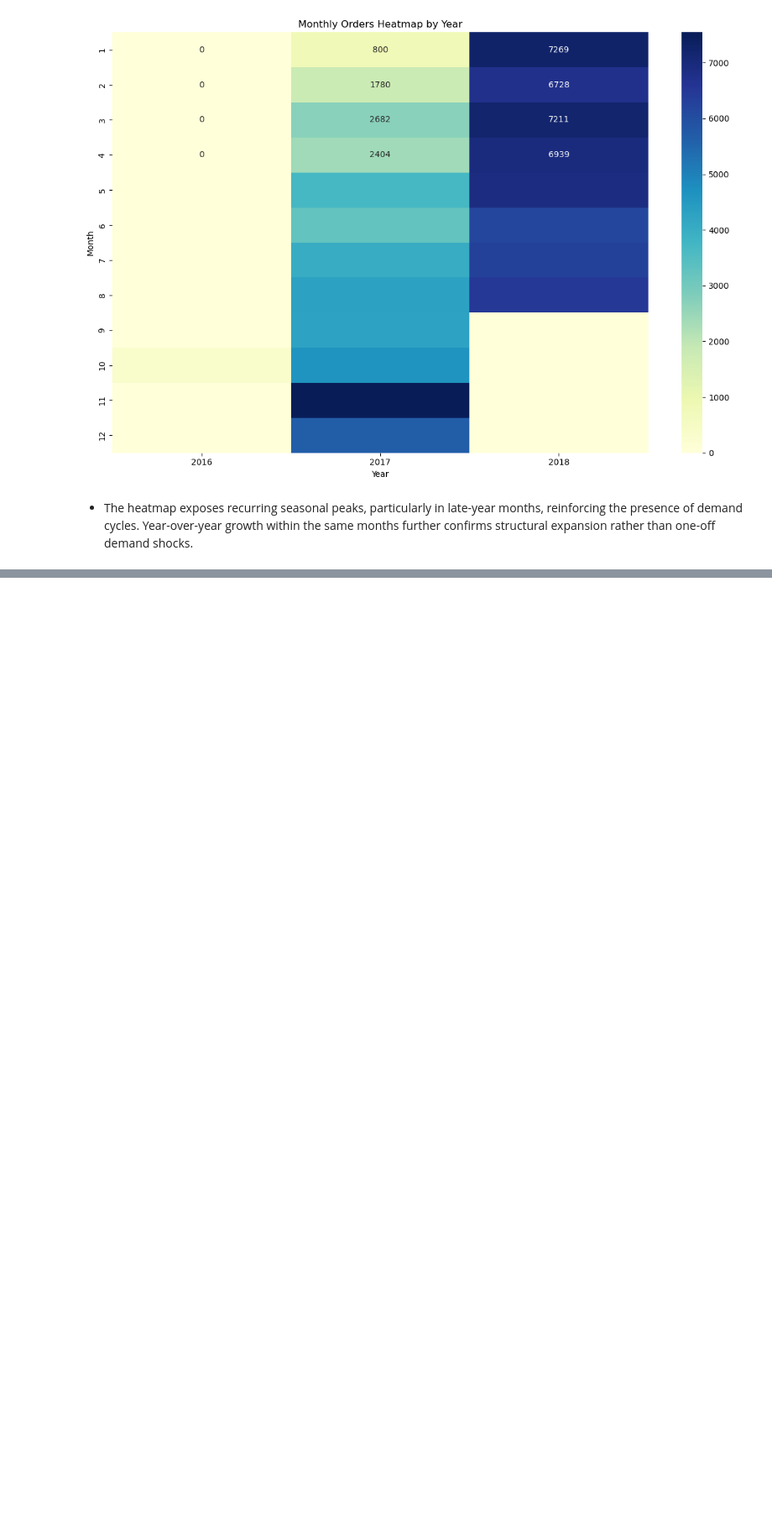
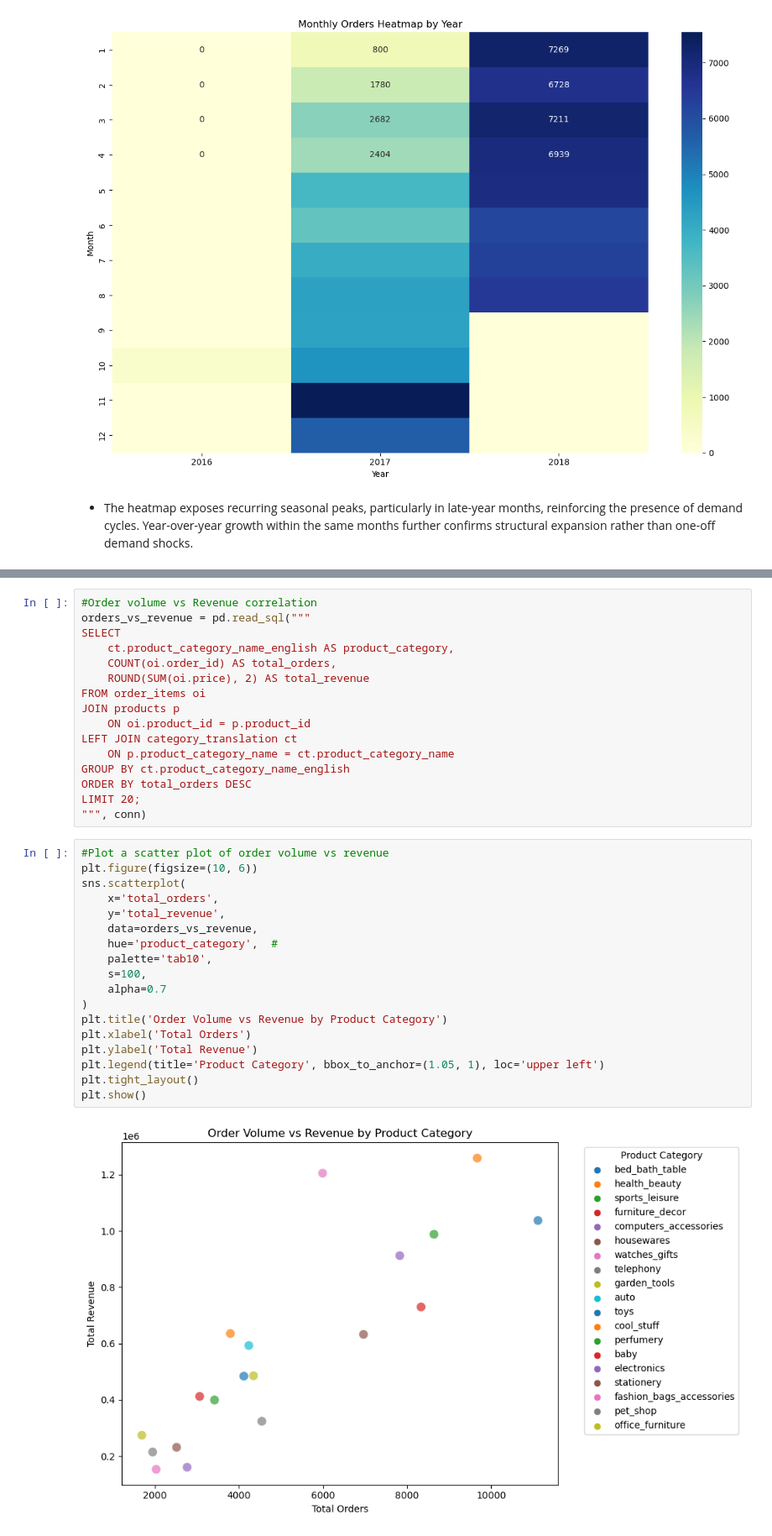
Before and after one commit to DonnahM/E-commerce_performance_insights, a Jupyter notebook: Customer_behavior_trends.ipynb, the cells around one changed output, grey strips where cells are left out. Shown at 84% size. Saved outputs shown, nothing was run; the diff lists cells and outputs as text; blank space fills up the shorter version.

```diff
--- a/Customer_behavior_trends.ipynb
+++ b/Customer_behavior_trends.ipynb
@@ -925,0 +956,36 @@ plt.show()
+# %%
+#Order volume vs Revenue correlation
+orders_vs_revenue = pd.read_sql("""
+SELECT
+    ct.product_category_name_english AS product_category,
+    COUNT(oi.order_id) AS total_orders,
+    ROUND(SUM(oi.price), 2) AS total_revenue
+FROM order_items oi
+JOIN products p
+    ON oi.product_id = p.product_id
+LEFT JOIN category_translation ct
+    ON p.product_category_name = ct.product_category_name
+GROUP BY ct.product_category_name_english
+ORDER BY total_orders DESC
+LIMIT 20;
+""", conn)
+# %%
+#Plot a scatter plot of order volume vs revenue
+plt.figure(figsize=(10, 6))
+sns.scatterplot(
+    x='total_orders',
+    y='total_revenue',
+    data=orders_vs_revenue,
+    hue='product_category',  #
+    palette='tab10',
+    s=100,
+    alpha=0.7
+)
+plt.title('Order Volume vs Revenue by Product Category')
+plt.xlabel('Total Orders')
+plt.ylabel('Total Revenue')
+plt.legend(title='Product Category', bbox_to_anchor=(1.05, 1), loc='upper left')
+plt.tight_layout()
+plt.show()
+# %% [output]
+[figure, added]
```
Also changed, not shown: parts of 5 cells of this notebook.
